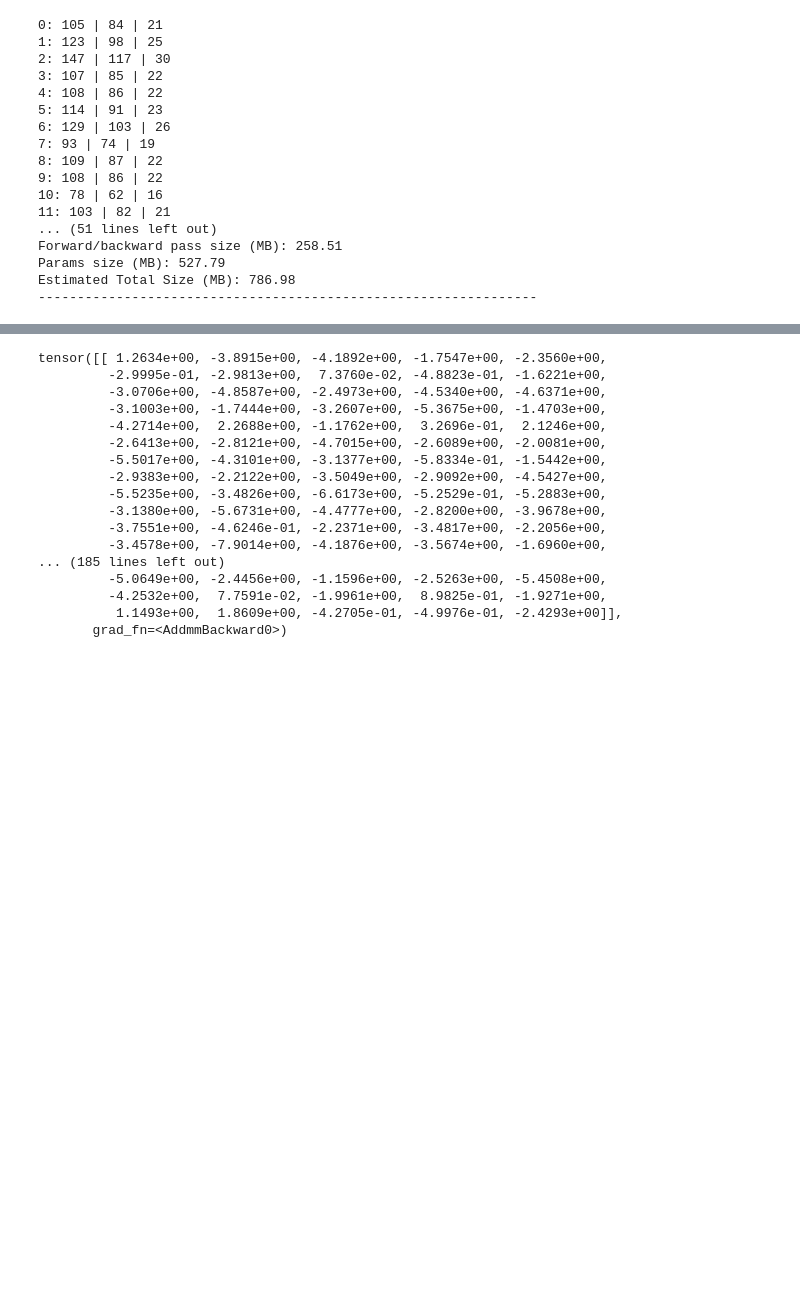
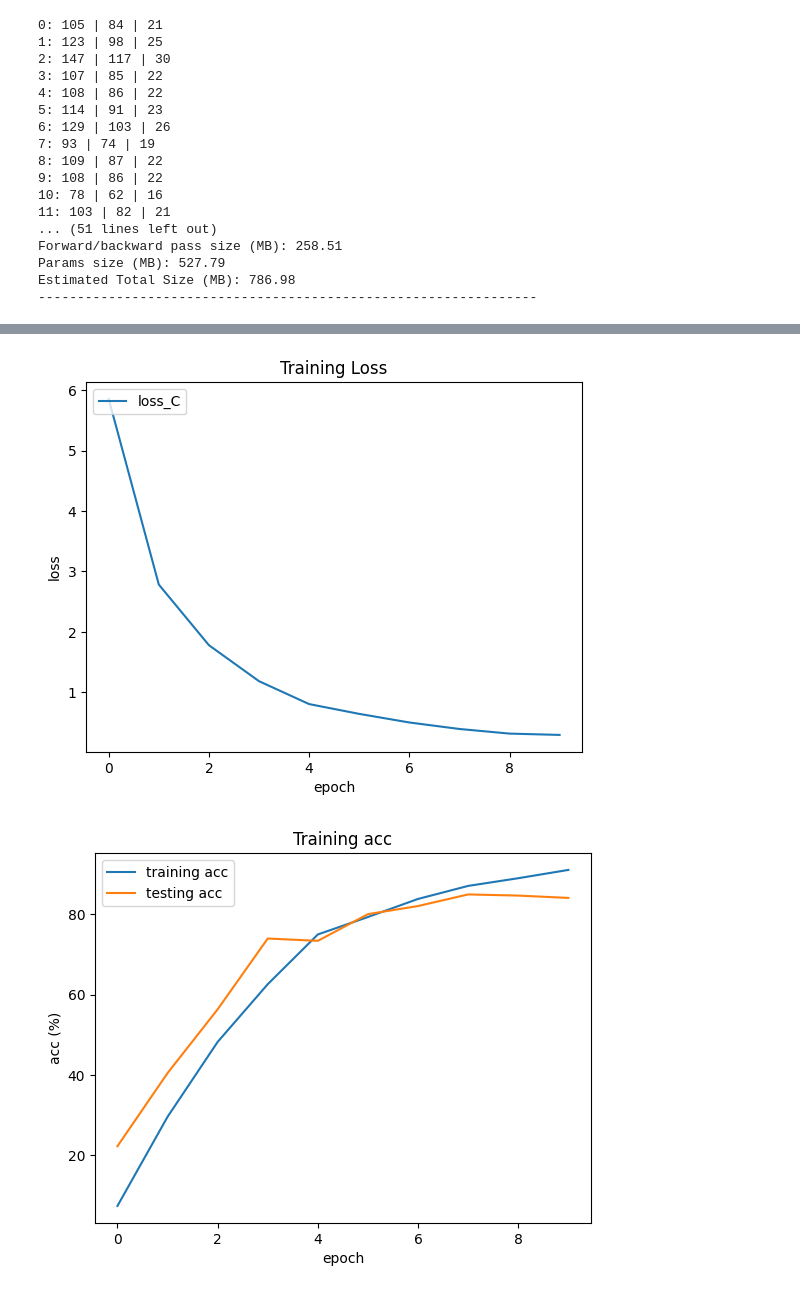
Before and after one commit to Jimmyluluu/AWINLABHW01, a Jupyter notebook: hw01_cnn.ipynb, the cells around one changed output, grey strips where cells are left out. Drawn from its saved outputs; the diff is of its cells as text; code cells hidden in the pictures; blank space fills up the shorter version.

Commit message:
success training

```diff
--- a/hw01_cnn.ipynb
+++ b/hw01_cnn.ipynb
@@ -50,9 +50,9 @@ test_transformer = transforms.Compose([
 ])
 # %%
 # 參數設定
-batch_size = 5                                  # Batch Size
+batch_size = 32                                  # Batch Size
 lr = 1e-3                                        # Learning Rate
-epochs = 2                                      # epoch 次數
+epochs = 10                                      # epoch 次數
 
 data_dir = 'train'                               # 資料夾名稱
 # %%
@@ -186,34 +201,24 @@ KeyboardInterrupt:
-# %%
-# Load the pre-trained VGG16 model
-vgg16 = models.vgg16(pretrained=True)
-
-# Preprocess the input image
-
-
-img = Image.open("train/Afghan/001.jpg")
-img_t = train_transformer(img)
-batch_t = img_t.unsqueeze(0)
-
-# Use the model to make predictions
-vgg16.eval()
-out = vgg16(batch_t)
-print()
-print(out)
-# %% [output]
-tensor([[ 1.2634e+00, -3.8915e+00, -4.1892e+00, -1.7547e+00, -2.3560e+00,
-         -2.9995e-01, -2.9813e+00,  7.3760e-02, -4.8823e-01, -1.6221e+00,
-         -3.0706e+00, -4.8587e+00, -2.4973e+00, -4.5340e+00, -4.6371e+00,
-         -3.1003e+00, -1.7444e+00, -3.2607e+00, -5.3675e+00, -1.4703e+00,
-         -4.2714e+00,  2.2688e+00, -1.1762e+00,  3.2696e-01,  2.1246e+00,
-         -2.6413e+00, -2.8121e+00, -4.7015e+00, -2.6089e+00, -2.0081e+00,
-         -5.5017e+00, -4.3101e+00, -3.1377e+00, -5.8334e-01, -1.5442e+00,
-         -2.9383e+00, -2.2122e+00, -3.5049e+00, -2.9092e+00, -4.5427e+00,
-         -5.5235e+00, -3.4826e+00, -6.6173e+00, -5.2529e-01, -5.2883e+00,
-         -3.1380e+00, -5.6731e+00, -4.4777e+00, -2.8200e+00, -3.9678e+00,
-         -3.7551e+00, -4.6246e-01, -2.2371e+00, -3.4817e+00, -2.2056e+00,
-         -3.4578e+00, -7.9014e+00, -4.1876e+00, -3.5674e+00, -1.6960e+00,
-... (185 lines left out)
-         -5.0649e+00, -2.4456e+00, -1.1596e+00, -2.5263e+00, -5.4508e+00,
-         -4.2532e+00,  7.7591e-02, -1.9961e+00,  8.9825e-01, -1.9271e+00,
-          1.1493e+00,  1.8609e+00, -4.2705e-01, -4.9976e-01, -2.4293e+00]],
-       grad_fn=<AddmmBackward0>)
+# %%
+fig_dir = './fig/'
+if not os.path.isdir(fig_dir):
+    os.makedirs(fig_dir)
+
+plt.figure()
+plt.plot(list(range(epochs)), loss_epoch_C) # plot your loss
+plt.title('Training Loss')
+plt.ylabel('loss'), plt.xlabel('epoch')
+plt.legend(['loss_C'], loc = 'upper left')
+plt.savefig(os.path.join(fig_dir, 'loss.png'))
+plt.show()
+
+plt.figure()
+plt.plot(list(range(epochs)), train_acc)    # plot your training accuracy
+plt.plot(list(range(epochs)), test_acc)     # plot your testing accuracy
+plt.title('Training acc')
+plt.ylabel('acc (%)'), plt.xlabel('epoch')
+plt.legend(['training acc', 'testing acc'], loc = 'upper left')
+plt.savefig(os.path.join(fig_dir, 'acc.png'))
+plt.show()
+# %% [output]
+[figure, added]
+[figure, added]
```
Also changed, not shown: parts of 2 cells of this notebook, 3 other files.
